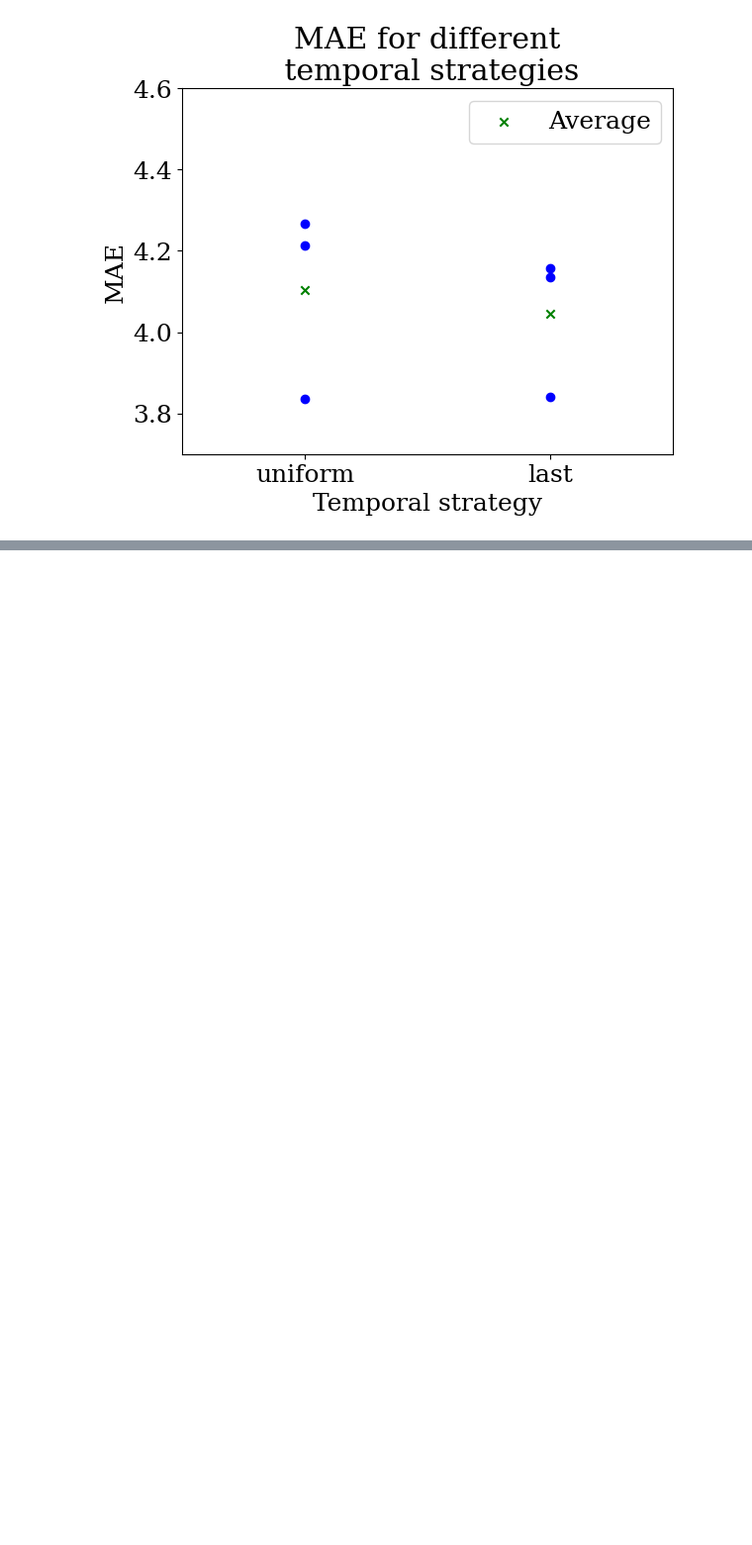
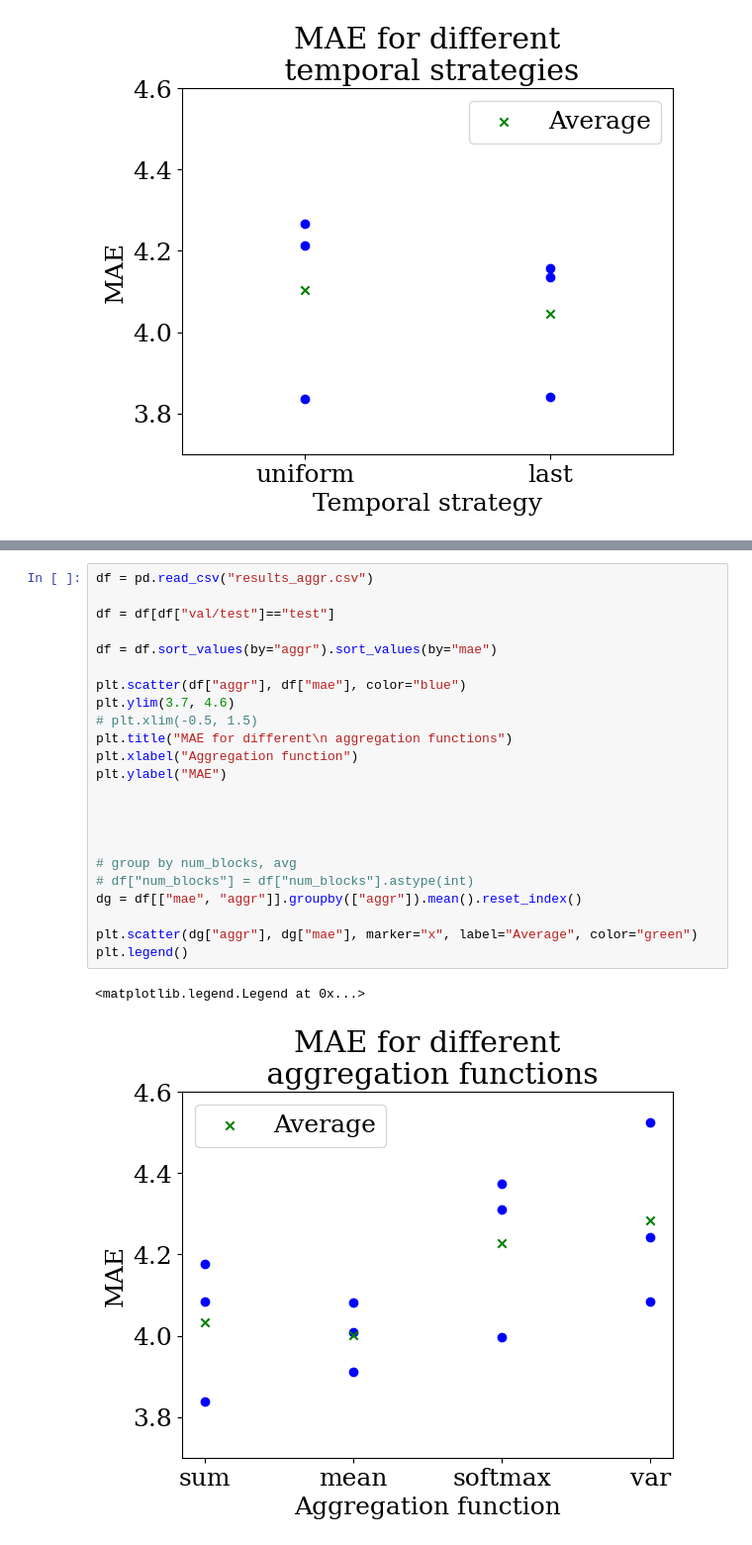
Before and after one commit to elgroselj/machine_learning_on_graphs, a Jupyter notebook: present.ipynb, the cells around one changed output, grey strips where cells are left out. Shown at 99% size. Cells and saved outputs as stored; diff of their text form; blank space fills up the shorter version.

```diff
--- a/present.ipynb
+++ b/present.ipynb
@@ -197,3 +187,29 @@ plt.legend()
 # %% [output]
 <matplotlib.legend.Legend at 0x...>
 [figure]
+# %%
+df = pd.read_csv("results_aggr.csv")
+
+df = df[df["val/test"]=="test"]
+
+df = df.sort_values(by="aggr").sort_values(by="mae")
+
+plt.scatter(df["aggr"], df["mae"], color="blue")
+plt.ylim(3.7, 4.6)
+# plt.xlim(-0.5, 1.5)
+plt.title("MAE for different\n aggregation functions")
+plt.xlabel("Aggregation function")
+plt.ylabel("MAE")
+
+
+
+
+# group by num_blocks, avg
+# df["num_blocks"] = df["num_blocks"].astype(int)
+dg = df[["mae", "aggr"]].groupby(["aggr"]).mean().reset_index()
+
+plt.scatter(dg["aggr"], dg["mae"], marker="x", label="Average", color="green")
+plt.legend()
+# %% [output]
+<matplotlib.legend.Legend at 0x...>
+[figure, added]
```
Also changed, not shown: parts of 3 cells of this notebook, 6 other files.
